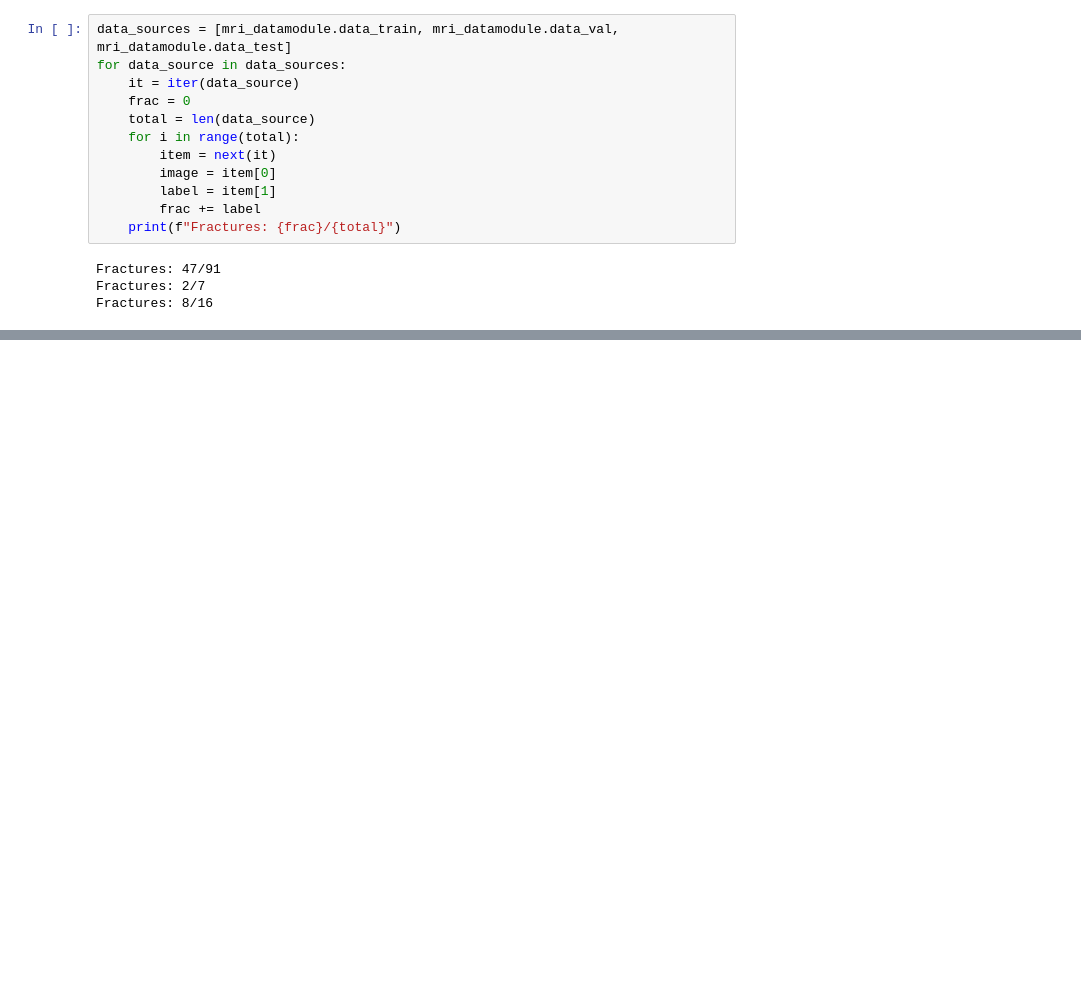
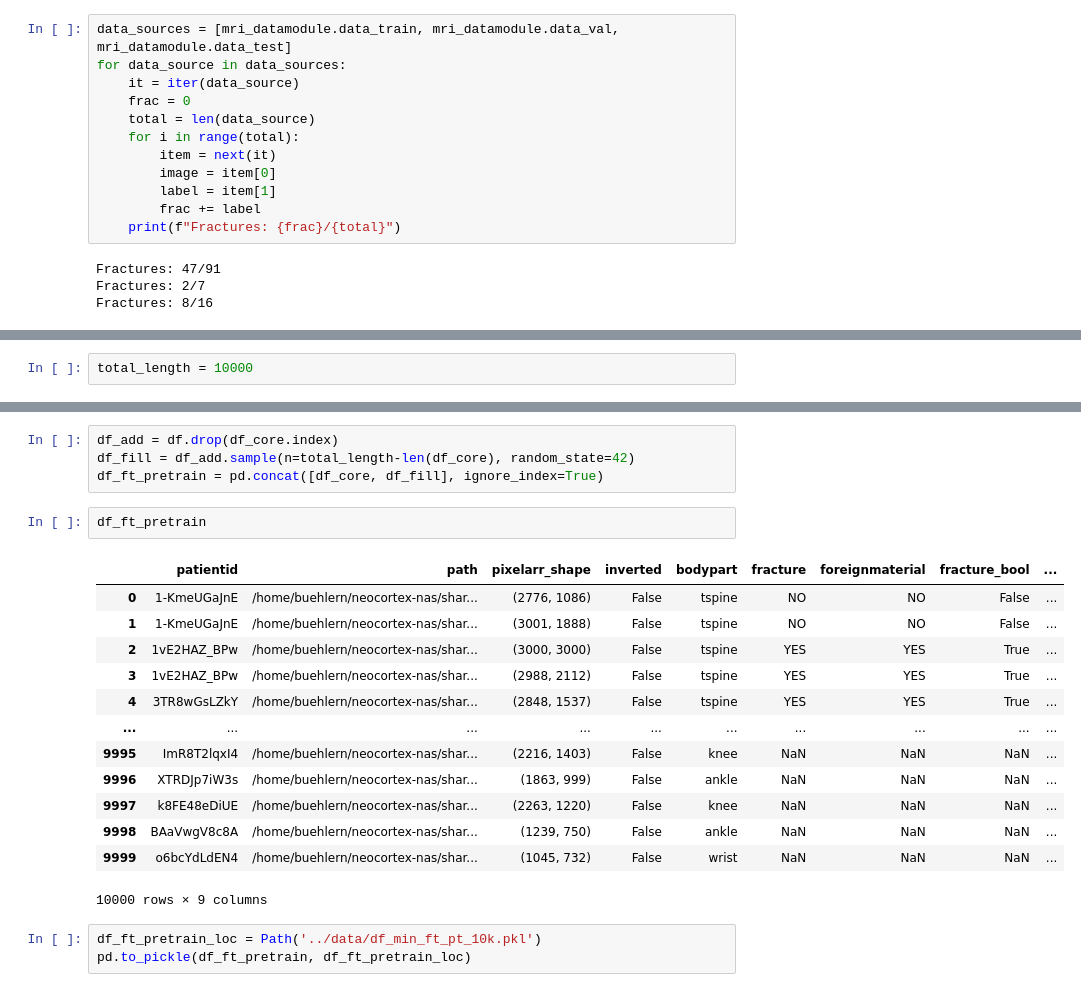
Before and after one commit to niklasbuehler/radiograph-pretraining, a Jupyter notebook: notebooks/Finetuning Test Dataset.ipynb, the cells around one changed output, grey strips where cells are left out. Drawn from its saved outputs; the diff is of its cells as text; blank space fills up the shorter version.

```diff
--- a/notebooks/Finetuning Test Dataset.ipynb
+++ b/notebooks/Finetuning Test Dataset.ipynb
@@ -226,0 +229,2 @@ Fractures: 8/16
+# %%
+total_length = 10000
@@ -226,0 +274,23 @@ Fractures: 8/16
+# %%
+df_add = df.drop(df_core.index)
+df_fill = df_add.sample(n=total_length-len(df_core), random_state=42)
+df_ft_pretrain = pd.concat([df_core, df_fill], ignore_index=True)
+# %%
+df_ft_pretrain
+# %% [output]
+|  | patientid | path | pixelarr_shape | inverted | bodypart | fracture | foreignmaterial | fracture_bool | ... |
+| 0 | 1-KmeUGaJnE | /home/buehlern/neocortex-nas/shar... | (2776, 1086) | False | tspine | NO | NO | False | ... |
+| 1 | 1-KmeUGaJnE | /home/buehlern/neocortex-nas/shar... | (3001, 1888) | False | tspine | NO | NO | False | ... |
+| 2 | 1vE2HAZ_BPw | /home/buehlern/neocortex-nas/shar... | (3000, 3000) | False | tspine | YES | YES | True | ... |
+| 3 | 1vE2HAZ_BPw | /home/buehlern/neocortex-nas/shar... | (2988, 2112) | False | tspine | YES | YES | True | ... |
+| 4 | 3TR8wGsLZkY | /home/buehlern/neocortex-nas/shar... | (2848, 1537) | False | tspine | YES | YES | True | ... |
+| ... | ... | ... | ... | ... | ... | ... | ... | ... | ... |
+| 9995 | ImR8T2lqxI4 | /home/buehlern/neocortex-nas/shar... | (2216, 1403) | False | knee | NaN | NaN | NaN | ... |
+| 9996 | XTRDJp7iW3s | /home/buehlern/neocortex-nas/shar... | (1863, 999) | False | ankle | NaN | NaN | NaN | ... |
+| 9997 | k8FE48eDiUE | /home/buehlern/neocortex-nas/shar... | (2263, 1220) | False | knee | NaN | NaN | NaN | ... |
+| 9998 | BAaVwgV8c8A | /home/buehlern/neocortex-nas/shar... | (1239, 750) | False | ankle | NaN | NaN | NaN | ... |
+| 9999 | o6bcYdLdEN4 | /home/buehlern/neocortex-nas/shar... | (1045, 732) | False | wrist | NaN | NaN | NaN | ... |
+10000 rows × 9 columns
+# %%
+df_ft_pretrain_loc = Path('../data/df_min_ft_pt_10k.pkl')
+pd.to_pickle(df_ft_pretrain, df_ft_pretrain_loc)
```
Also changed, not shown: parts of 4 cells of this notebook.
